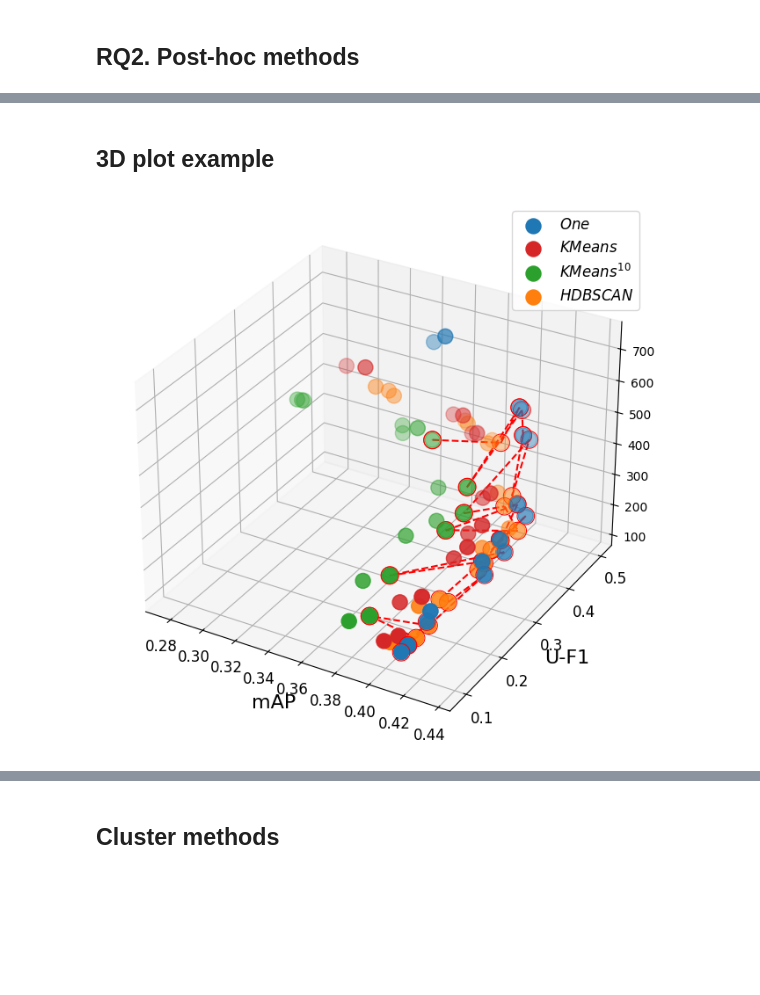
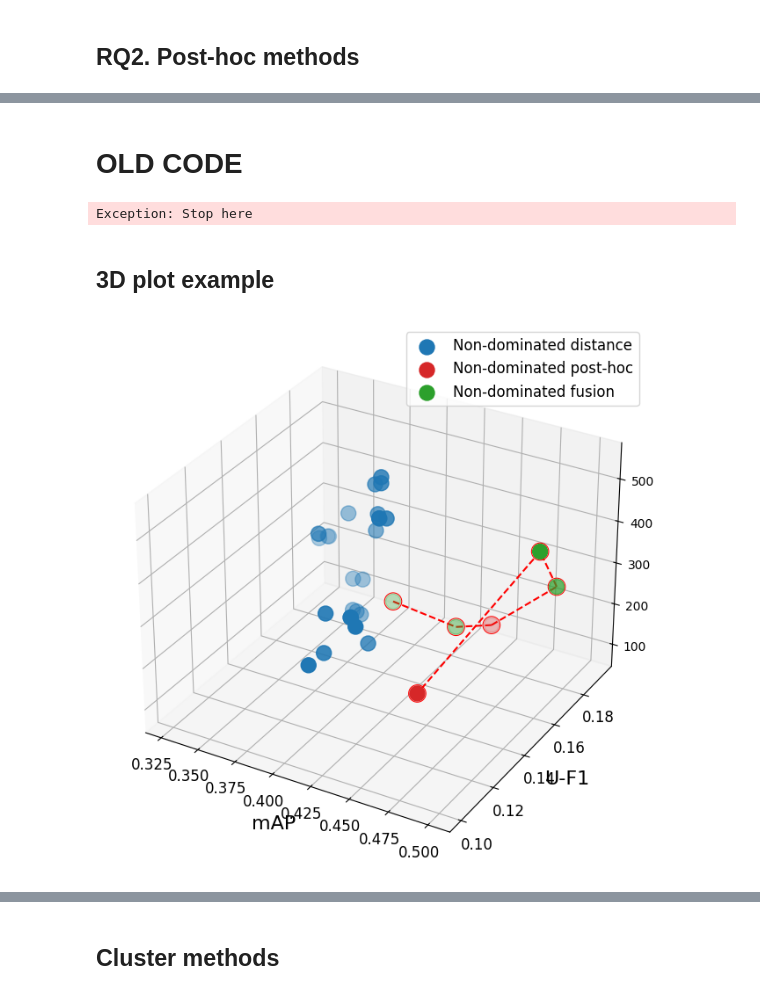
Before and after one commit to aitor-martinez-seras/OoD_in_Object_Detection, a Jupyter notebook: process_results.ipynb, the cells around one changed output, grey strips where cells are left out. Drawn from its saved outputs; the diff is of its cells as text; code cells hidden in the pictures; blank space fills up the shorter version.

```diff
--- a/process_results.ipynb
+++ b/process_results.ipynb
@@ -865,0 +1525,38 @@ plt.show()
+# %%
+# Collect the non-dominated points of the cluster methods and post hoc
+# Name cluster methods as them as f"Non-dominated distance"" and add them to the df
+# Name the post hoc methods as Non-dominated post-hoc and add them to the df
+
+# Cluster methods
+# Vanilla
+df_non_dominated_all_cluster_methods_new_names = df_non_dominated_cluster_methods.copy()
+df_non_dominated_cluster_methods_new_names['Distance'] = 'Non-dominated distance'
+df_non_dominated_cluster_methods_new_names['Cluster Method'] = 'Non-dominated distance'
+# SDR
+df_non_dominated_cluster_methods_SDR_new_names = df_non_dominated_cluster_methods_SDR.copy()
+df_non_dominated_cluster_methods_SDR_new_names['Distance'] = 'Non-dominated distance'
+df_non_dominated_cluster_methods_SDR_new_names['Cluster Method'] = 'Non-dominated distance'
+
+# Post-hoc
+df_non_dominated_logits_new_names = df_non_dominated_logits.copy()
+df_non_dominated_logits_new_names['Distance'] = 'Non-dominated post-hoc'
+df_non_dominated_logits_new_names['Cluster Method'] = 'Non-dominated post-hoc'
+
+# Fusion
+df_non_dominated_fusion_methods_new_names = df_non_dominated_fusion_methods.copy()
+df_non_dominated_fusion_methods_new_names['Distance'] = 'Non-dominated fusion'
+df_non_dominated_fusion_methods_new_names['Cluster Method'] = 'Non-dominated fusion'
+
+# Concatenate the dataframes
+df_non_dominated_distance_vs_posthoc_vs_fusion = pd.concat([
+    df_non_dominated_cluster_methods_new_names,
+    df_non_dominated_cluster_methods_SDR_new_names,
+    df_non_dominated_logits_new_names,
+    df_non_dominated_fusion_methods_new_names
+]).reset_index(drop=True)
+
+# Rename the Distance to Method
+df_non_dominated_distance_vs_posthoc_vs_fusion = df_non_dominated_distance_vs_posthoc_vs_fusion.rename(columns={'Distance': 'Method'})
+
+df_final = df_non_dominated_distance_vs_posthoc_vs_fusion.copy()
+df_final.head()
@@ -866,3 +1654,9 @@ plt.show()
+# %% [markdown]
+# OLD CODE
+# %%
+raise Exception("Stop here")
+# %% [output]
+Exception: Stop here
 # %% [markdown]
 ## 3D plot example
 # %%
@@ -933,7 +1727,7 @@ if USE_LIMS:
     plt.xlim(XLIM)
     plt.ylim(YLIM)
 plt.xlabel('mAP', fontdict={'fontsize': FONTSIZE_XY_LABELS})
-plt.ylabel('U-F1', fontdict={'fontsize': FONTSIZE_XY_LABELS})
+plt.ylabel(f'U-F1$_{{{WHICH_SUBSET}}}$', fontdict={'fontsize': FONTSIZE_XY_LABELS})
 plt.xticks(fontsize=FONTSIZE_TICKS)
 plt.yticks(fontsize=FONTSIZE_TICKS)
 
@@ -946,34 +1740,34 @@ if HIGHLIGHT_NON_DOMINATED_POINTS:
 
 if CONNECT_NON_DOMINATED_POINTS:
     # Add a line connecting the non-dominated points in descending order of U-F1
     non_dominated_points.sort(key=lambda x: df_final[f'U-F1_({WHICH_SUBSET})'][x], reverse=True)
     for i in range(len(non_dominated_points)-1):
         x = [df_final['mAP'][non_dominated_points[i]], df_final['mAP'][non_dominated_points[i+1]]]
         y = [df_final[f'U-F1_({WHICH_SUBSET})'][non_dominated_points[i]], df_final[f'U-F1_({WHICH_SUBSET})'][non_dominated_points[i+1]]]
         z = [df_final['A-OSE'][non_dominated_points[i]], df_final['A-OSE'][non_dominated_points[i+1]]]
         ax.plot(x, y, z, c=COLOR_NON_DOMINATED, linestyle='--', linewidth=LINEWIDTH_NON_DOMINATED_LINE)
 
 if ADD_AOSE_VALUES:
     # Add text to the non-dominated points with the value of A-OSE
     added_text_points = []
     for i in non_dominated_points:
         # Store the positions of the points
         x = df_final['mAP'][i]
         y = df_final[f'U-F1_({WHICH_SUBSET})'][i]
         z = df_final['A-OSE'][i]
         if (x, y) in added_text_points:
             continue
             ax.text(df_final['mAP'][i]-0.007, df_final[f'U-F1_({WHICH_SUBSET})'][i], df_final['A-OSE'][i], fontsize=FONTSIZE_AOSE)
         else:
             ax.text(df_final['mAP'][i]+0.003, df_final[f'U-F1_({WHICH_SUBSET})'][i], df_final['A-OSE'][i], df_final['A-OSE'][i], fontsize=FONTSIZE_AOSE)
         added_text_points.append((x, y, z))
 
 # Increase legend size
 legend = ax.legend(fontsize=FONTSIZE_LEGEND)   # You can use 'small', 'medium', 'large', 'x-large', etc.
 plt.savefig(RQ1_FIGURES_FOLDER / f'{WHICH_SUBSET}_cluster_methods.pdf', bbox_inches='tight')
 plt.show()
 # %% [output]
-[figure, old version]
+[figure, new version]
 # %%
 df_non_dominated_cluster_methods
 # %% [output]
```
Also changed, not shown: parts of 58 cells of this notebook, 5 other files.
